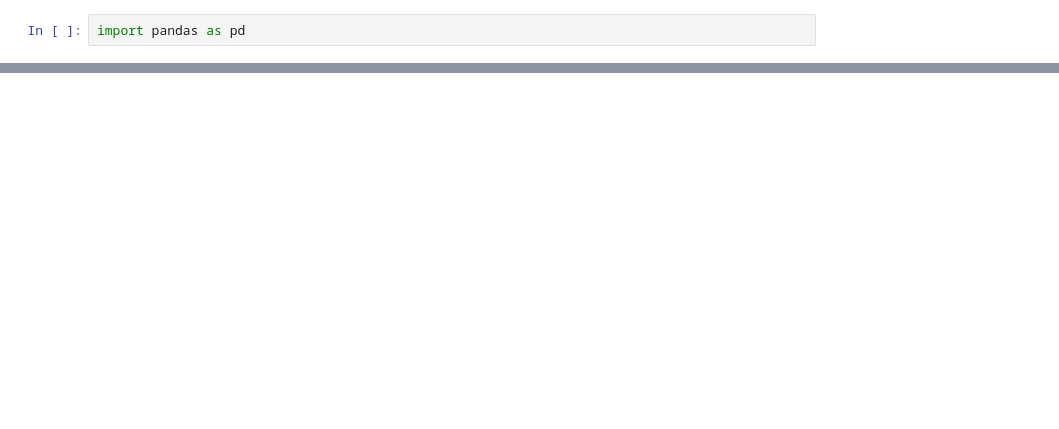
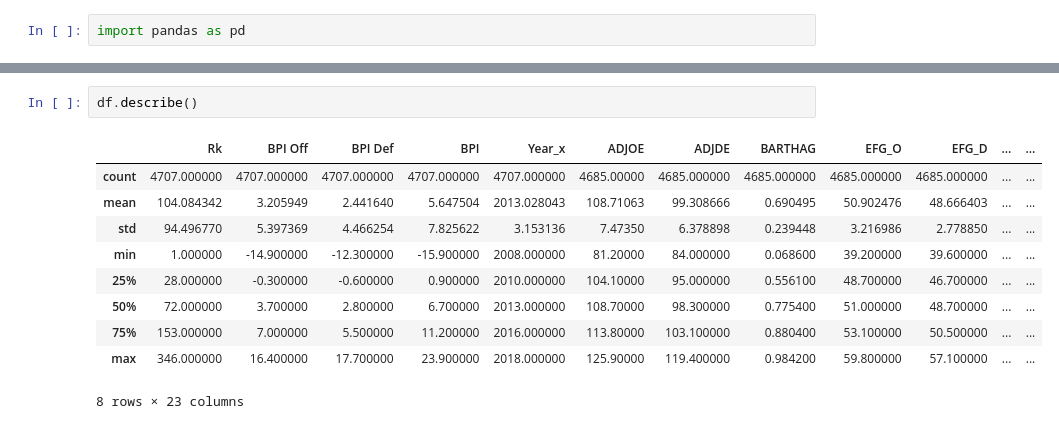
Before and after one commit to NikkoB702/March_Madness_2023, a Jupyter notebook: Transformation/Merge.ipynb, the cells around one changed output, grey strips where cells are left out. Cells and saved outputs as stored; diff of their text form; blank space fills up the shorter version.

```diff
--- a/Transformation/Merge.ipynb
+++ b/Transformation/Merge.ipynb
@@ -61,0 +81,13 @@ Name: Team, dtype: int64
+# %%
+df.describe()
+# %% [output]
+|  | Rk | BPI Off | BPI Def | BPI | Year_x | ADJOE | ADJDE | BARTHAG | EFG_O | EFG_D | ... | ... |
+| count | 4707.000000 | 4707.000000 | 4707.000000 | 4707.000000 | 4707.000000 | 4685.00000 | 4685.000000 | 4685.000000 | 4685.000000 | 4685.000000 | ... | ... |
+| mean | 104.084342 | 3.205949 | 2.441640 | 5.647504 | 2013.028043 | 108.71063 | 99.308666 | 0.690495 | 50.902476 | 48.666403 | ... | ... |
+| std | 94.496770 | 5.397369 | 4.466254 | 7.825622 | 3.153136 | 7.47350 | 6.378898 | 0.239448 | 3.216986 | 2.778850 | ... | ... |
+| min | 1.000000 | -14.900000 | -12.300000 | -15.900000 | 2008.000000 | 81.20000 | 84.000000 | 0.068600 | 39.200000 | 39.600000 | ... | ... |
+| 25% | 28.000000 | -0.300000 | -0.600000 | 0.900000 | 2010.000000 | 104.10000 | 95.000000 | 0.556100 | 48.700000 | 46.700000 | ... | ... |
+| 50% | 72.000000 | 3.700000 | 2.800000 | 6.700000 | 2013.000000 | 108.70000 | 98.300000 | 0.775400 | 51.000000 | 48.700000 | ... | ... |
+| 75% | 153.000000 | 7.000000 | 5.500000 | 11.200000 | 2016.000000 | 113.80000 | 103.100000 | 0.880400 | 53.100000 | 50.500000 | ... | ... |
+| max | 346.000000 | 16.400000 | 17.700000 | 23.900000 | 2018.000000 | 125.90000 | 119.400000 | 0.984200 | 59.800000 | 57.100000 | ... | ... |
+8 rows × 23 columns
```
Also changed, not shown: parts of 9 cells of this notebook, 3 other files.
